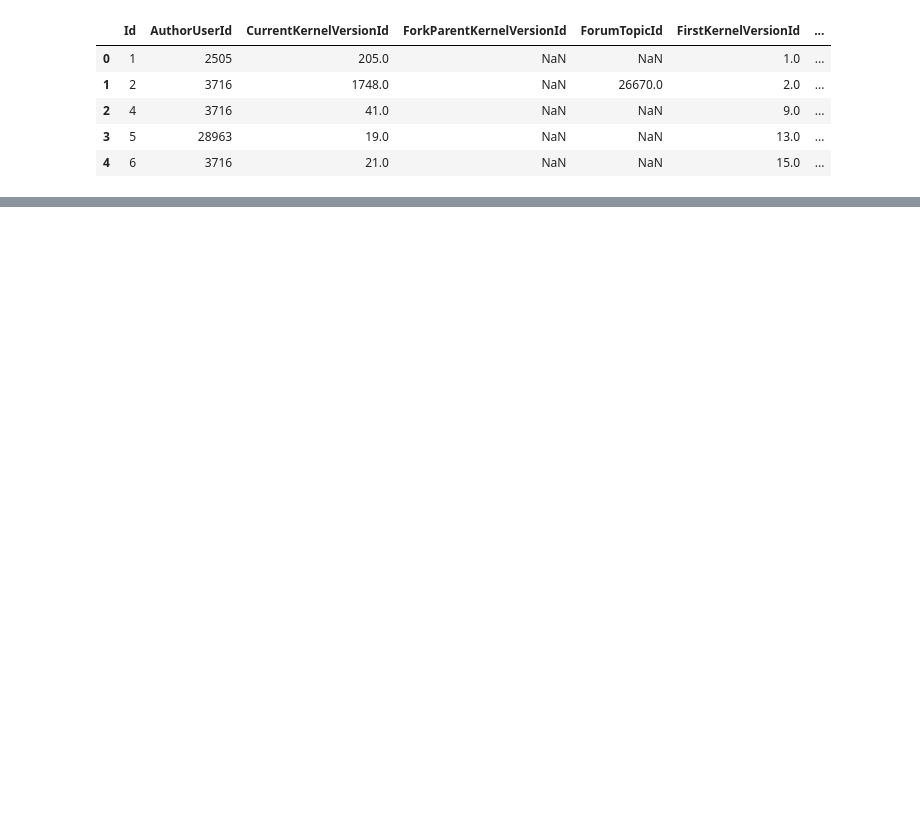
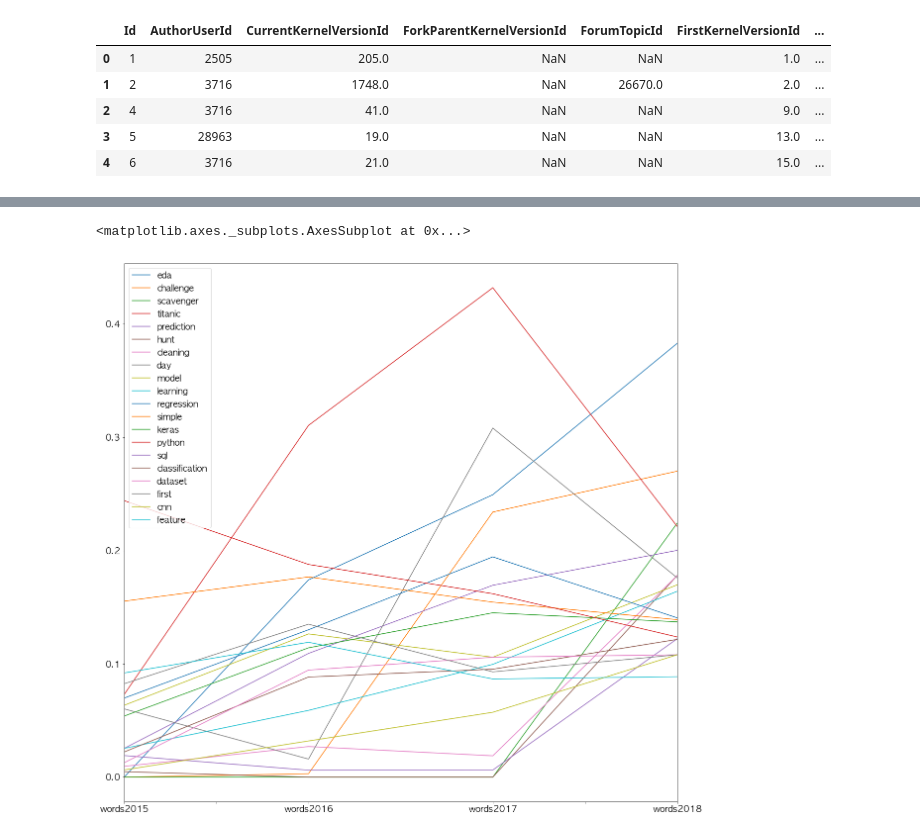
Before and after one commit to upura/upura.hatenablog, a Jupyter notebook: kaggle_kernels/index.ipynb, the cells around one changed output, grey strips where cells are left out. Drawn from its saved outputs; the diff is of its cells as text; code cells hidden in the pictures; blank space fills up the shorter version.

```diff
--- a/kaggle_kernels/index.ipynb
+++ b/kaggle_kernels/index.ipynb
@@ -155,5 +109,9 @@ data = [
+# %%
+stopWords.append('data')
+stopWords.append('analysis')
+stopWords.append('using')
 # %%
-vectorizer = TfidfVectorizer()
+vectorizer = TfidfVectorizer(stop_words = stopWords)
 X = vectorizer.fit_transform(data).toarray()
 # %%
 X.shape
@@ -162,2 +120,2 @@ X.shape
 # %%
-df = pd.DataFrame(X.T, index = vectorizer.get_feature_names(), columns = ['words2018', 'words2017', 'words2016', 'words2015'])
+df = pd.DataFrame(X.T, index = vectorizer.get_feature_names(), columns = ['words2015', 'words2016', 'words2017', 'words2018'])
@@ -188,0 +122,3 @@ Name: words2017, Length: 99312, dtype: float64
+# %%
+forplot = df.sort_values('words2018', ascending=False).head(20)
+forplot
@@ -188,0 +143,7 @@ Name: words2017, Length: 99312, dtype: float64
+# %%
+import matplotlib.pyplot as plt
+plt.rcParams["font.size"] = 18
+forplot.T.plot(figsize=(20, 20))
+# %% [output]
+<matplotlib.axes._subplots.AxesSubplot at 0x...>
+[figure, added]
```
Also changed, not shown: parts of 19 cells of this notebook.
